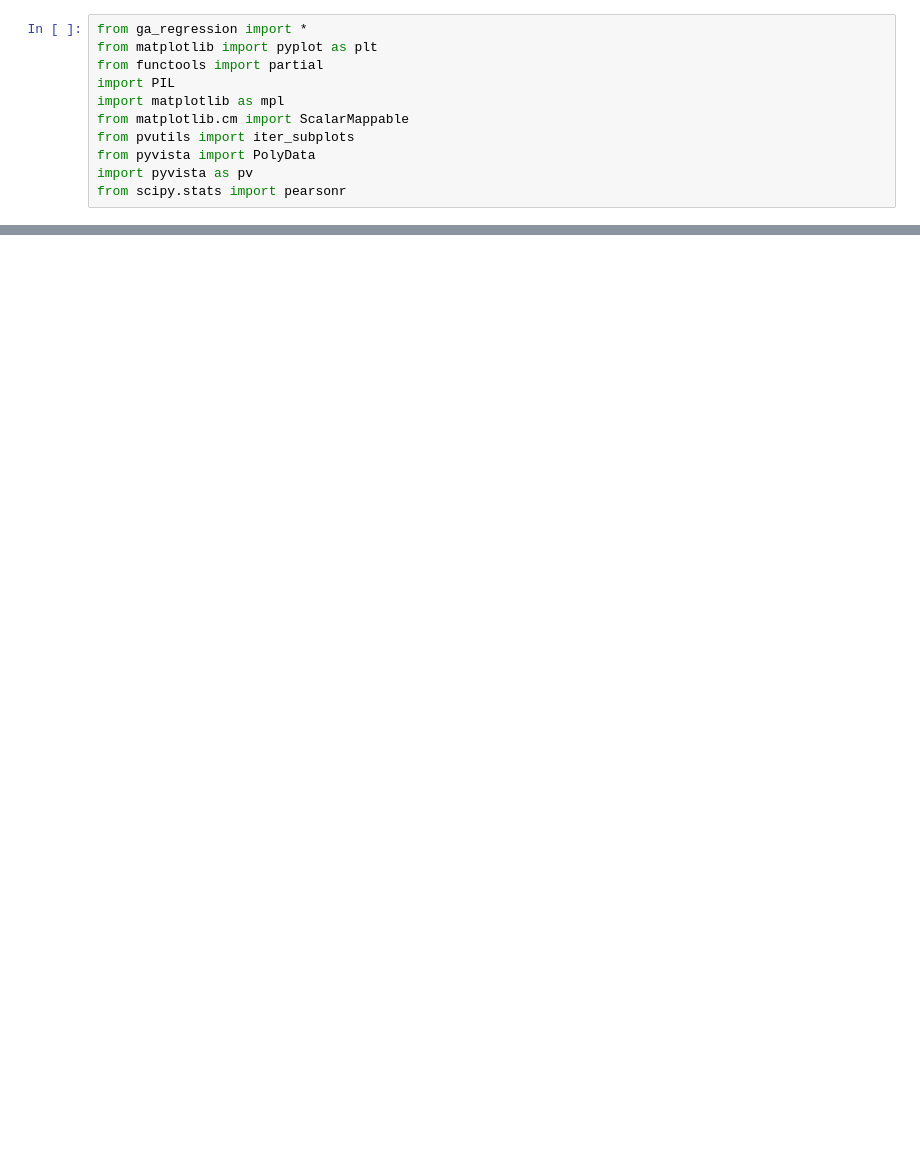
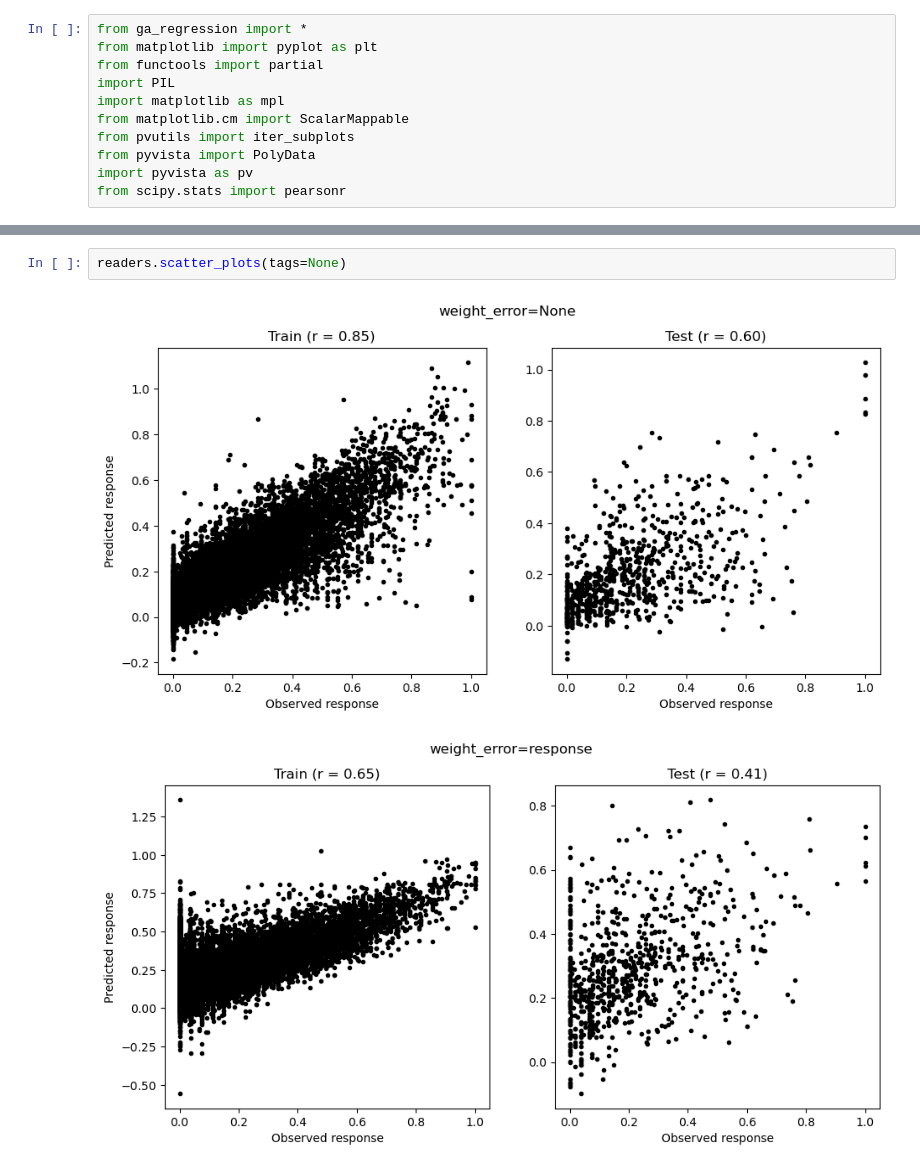
Before and after one commit to darikg/diffusion-net, a Jupyter notebook: experiments/regression_0/compare_stuff.ipynb, the cells around one changed output, grey strips where cells are left out. Saved outputs shown, nothing was run; the diff lists cells and outputs as text; blank space fills up the shorter version.

```diff
--- a/experiments/regression_0/compare_stuff.ipynb
+++ b/experiments/regression_0/compare_stuff.ipynb
@@ -60,0 +29,5 @@ True
+# %%
+readers.scatter_plots(tags=None)
+# %% [output]
+[figure, added]
+[figure, added]
```
Also changed, not shown: parts of 9 cells of this notebook, 1 other file.
